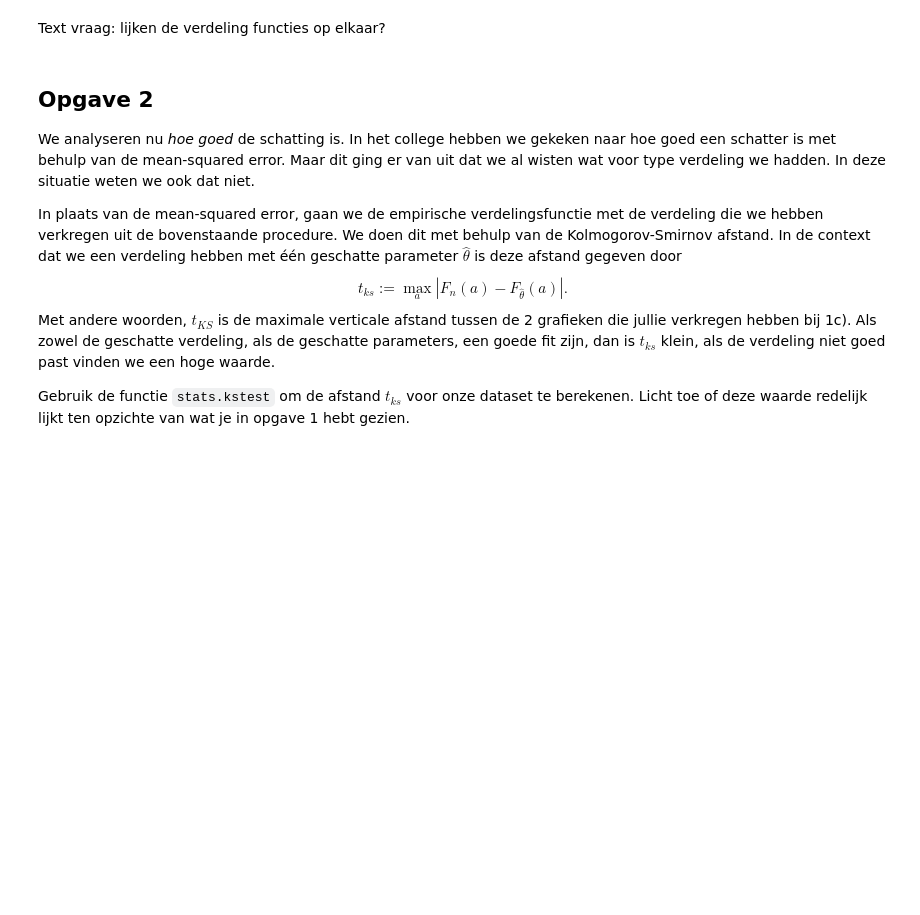
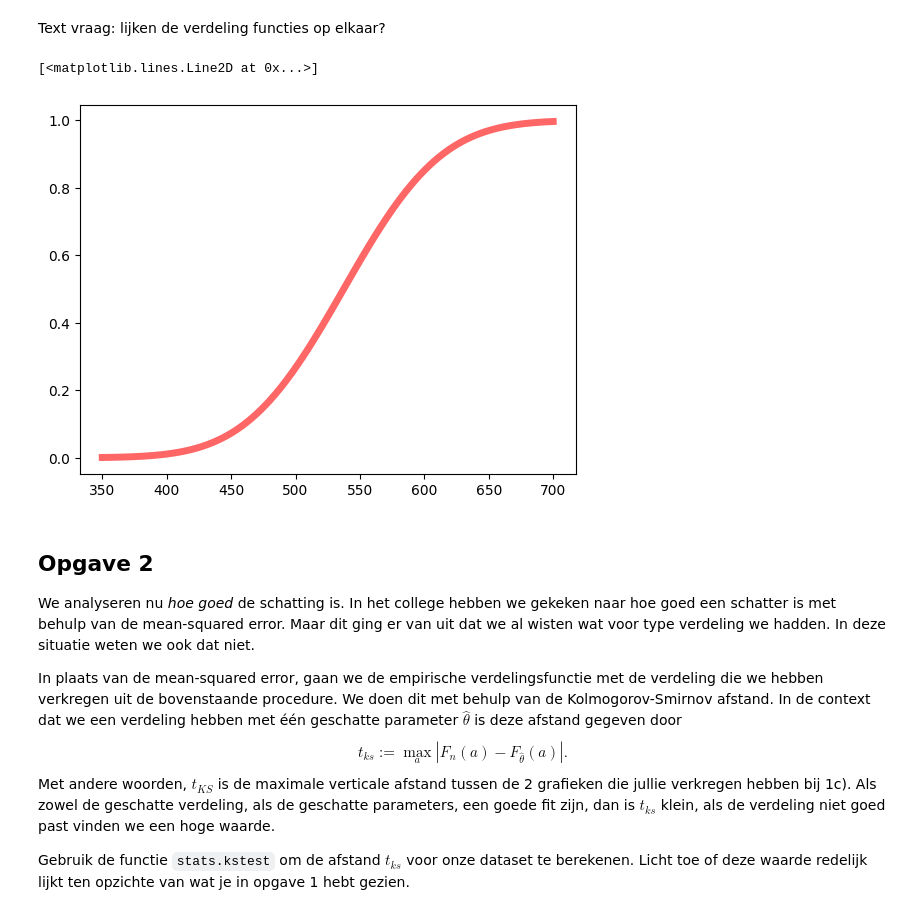
Before and after one commit to Danielle-06/Statistiek-python-opdracht, a Jupyter notebook: Python_opgave_Statistiek.ipynb, the cells around one changed output. Cells and saved outputs as stored; diff of their text form; code cells hidden in the pictures; blank space fills up the shorter version.

```diff
--- a/Python_opgave_Statistiek.ipynb
+++ b/Python_opgave_Statistiek.ipynb
@@ -137,5 +144,14 @@ ax.step(*empirical_cdf(data))
 # %% [markdown]
 Text vraag: lijken de verdeling functies op elkaar?
+# %%
+fig, ax = plt.subplots(1,1)
+x = np.linspace(350,
+                700, 100)
+ax.plot(x, stats.norm.cdf(x,loc=mu,scale=sigma),
+       'r-', lw=5, alpha=0.6, label='norm pdf')
+# %% [output]
+[<matplotlib.lines.Line2D at 0x...>]
+[figure, added]
 # %% [markdown]
 ## Opgave 2
 We analyseren nu _hoe goed_ de schatting is.
```
Also changed, not shown: parts of 2 cells of this notebook.
